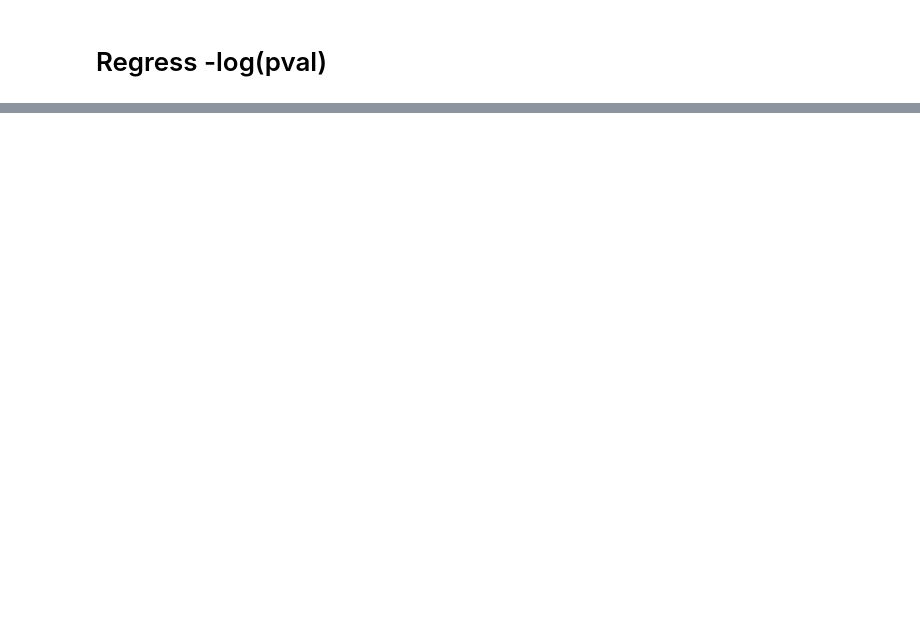
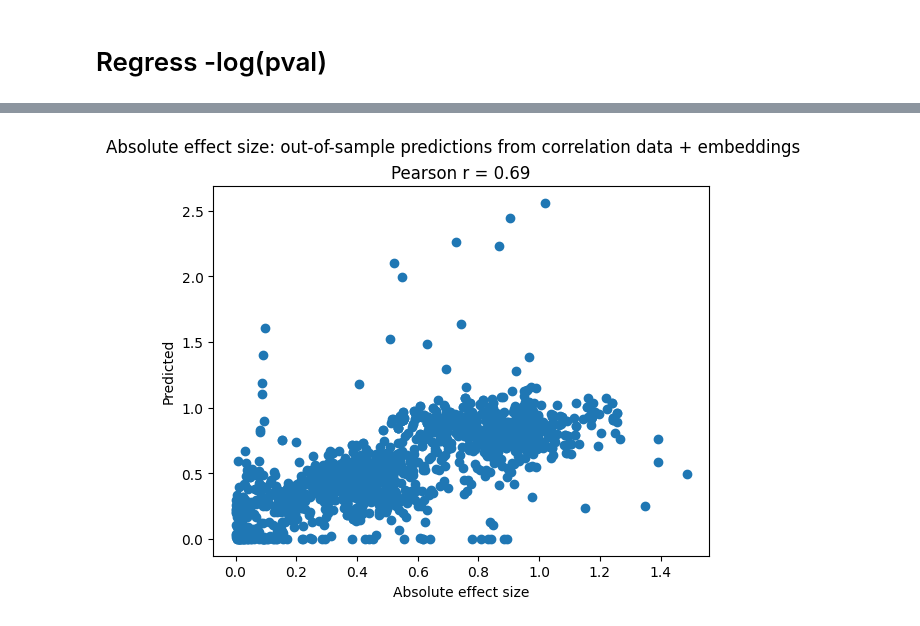
Before and after one commit to oliver-lloyd/LP4QC, a Jupyter notebook: analysis/ensemble_prediction/assess.ipynb, the cells around one changed output, grey strips where cells are left out. Cells and saved outputs as stored; diff of their text form; code cells hidden in the pictures; blank space fills up the shorter version.

```diff
--- a/analysis/ensemble_prediction/assess.ipynb
+++ b/analysis/ensemble_prediction/assess.ipynb
@@ -50,8 +89,8 @@ plt.show()
 # %%
-# Now include best embeddings in regression
+# Nowr regress on correlation and embedding data
 effect_embeds = pd.read_csv('effect_best_embeds.edgevectors', skiprows=1, header=None).dropna(how='all', axis='columns')
-X_y_effect = X_y.merge(effect_embeds, left_on=['trait1', 'trait2'], right_on=[0, 1])
-X_cols = ['rg', 'cor'] + [i for i in range(3, len(effect_embeds.columns)+1)]
+X_y_effect = X_y.merge(effect_embeds, left_on=['head_node', 'tail_node'], right_on=[0, 1])
+X_cols = ['rg', 'ro'] + [i for i in range(3, len(effect_embeds.columns)+1)]
 X_effect = X_y_effect[X_cols]
 
 
@@ -113,0 +307,26 @@ plt.show()
+# %%
+# Effect size embeddings
+
+mae_scores = []
+r2_scores = []
+k = 5
+pred_store = []
+for train_index, test_index in KFold(k).split(X_pval.index):
+    X_train = X_effect.loc[train_index]
+    X_test = X_effect.loc[test_index]
+    y_train = y_effect.loc[train_index]
+    y_test = y_effect.loc[test_index]
+
+    model = LinearRegression().fit(X_train, y_train)
+    preds = model.predict(X_test)
+    preds = [val if val > 0 else 0 for val in preds] # Negative preds are meaningless
+    pred_store += preds
+    mae_scores.append(mean_absolute_error(y_test, preds))
+    r2_scores.append(model.score(X_test, y_test))
+
+
+print(f'{k}-fold cross-validation for regression of absolute effect size on correlation data and node2vec embeddings')
+print(f'\nMean absolute errors of predictions per fold (mean={round(np.mean(mae_scores), 3)}):\n')
+print(mae_scores)
+print(f'\n\nOut-of-sample model fits(mean={round(np.mean(r2_scores), 3)}):\n')
+print(r2_scores)
@@ -113,0 +344,9 @@ plt.show()
+# %%
+plt.scatter(y_effect, pred_store)
+plt.suptitle(f'Absolute effect size: out-of-sample predictions from correlation data + embeddings')
+plt.title(f'Pearson r = {round(pearsonr(y_effect, pred_store)[0], 3)}')
+plt.ylabel('Predicted')
+plt.xlabel('Absolute effect size')
+plt.show()
+# %% [output]
+[figure, added]
```
Also changed, not shown: parts of 28 cells of this notebook.
